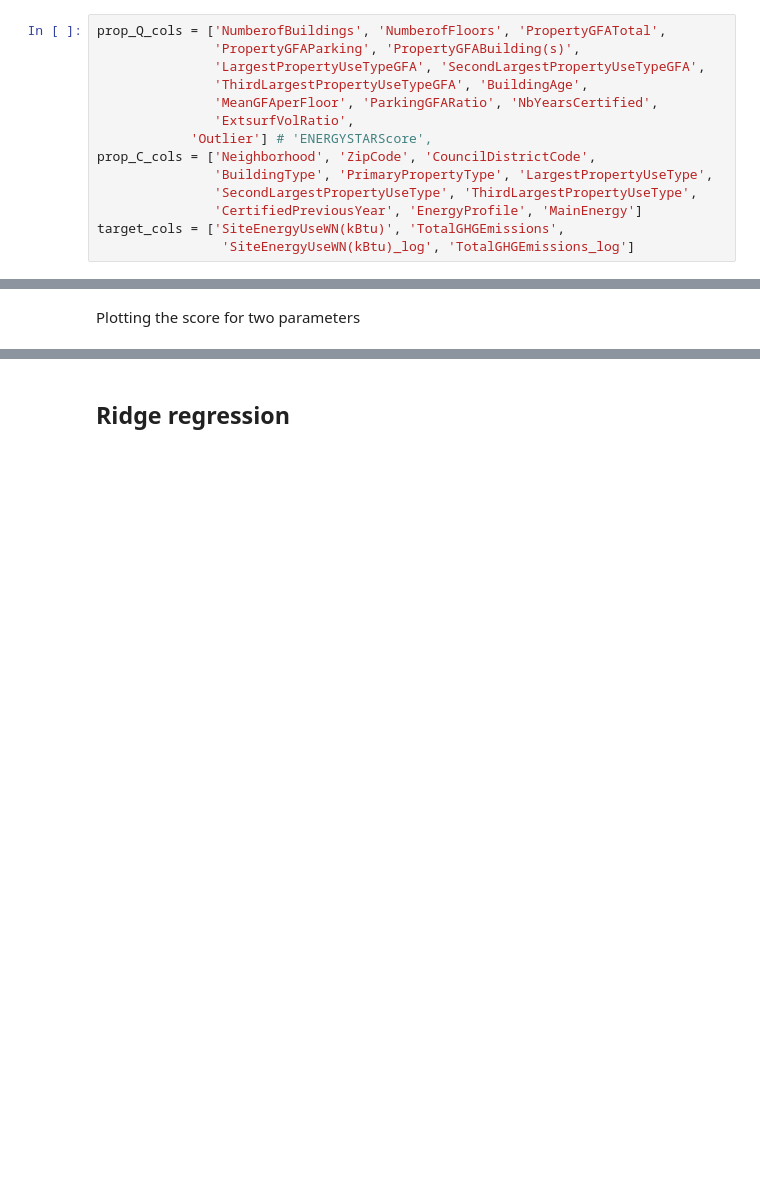
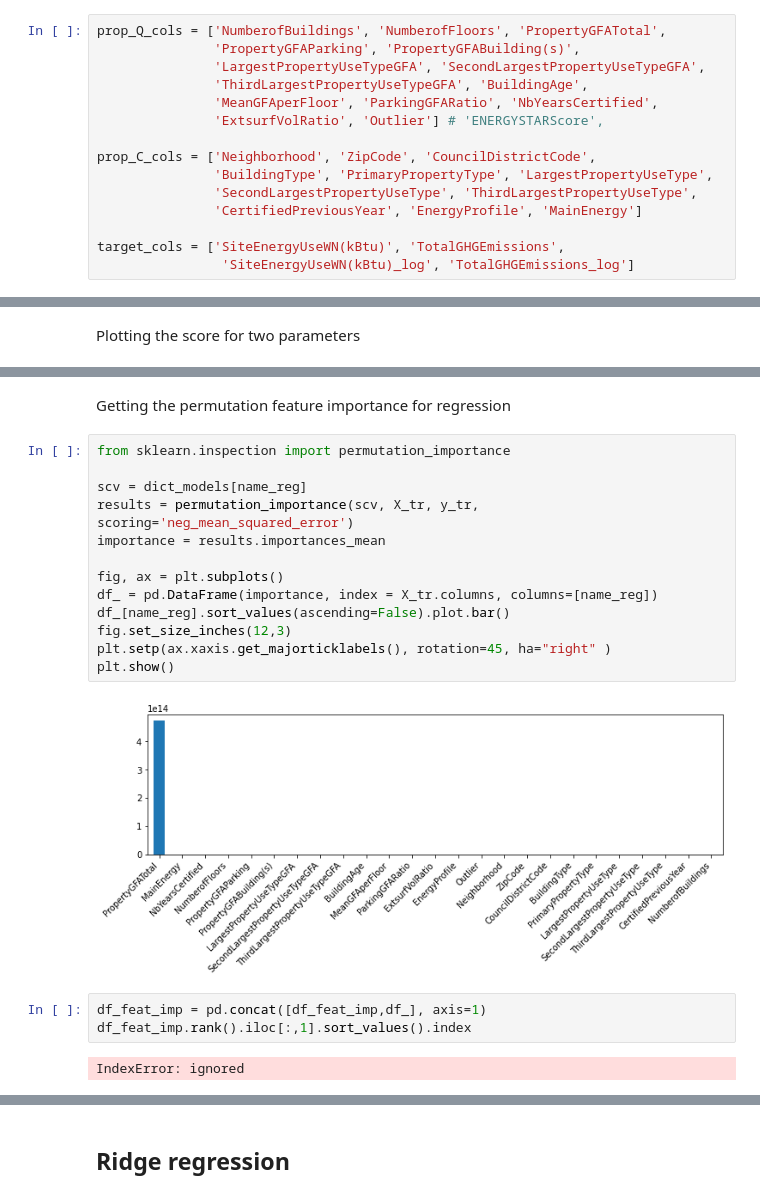
Before and after one commit to SmellyArmure/OC_DS_Project4, a Jupyter notebook: NOTEBOOKS/A_TRIER.ipynb, the cells around one changed output, grey strips where cells are left out. Saved outputs shown, nothing was run; the diff lists cells and outputs as text; blank space fills up the shorter version.

```diff
--- a/NOTEBOOKS/A_TRIER.ipynb
+++ b/NOTEBOOKS/A_TRIER.ipynb
@@ -113,11 +114,12 @@ prop_Q_cols = ['NumberofBuildings', 'NumberofFloors', 'PropertyGFATotal',
                'LargestPropertyUseTypeGFA', 'SecondLargestPropertyUseTypeGFA',
                'ThirdLargestPropertyUseTypeGFA', 'BuildingAge',
                'MeanGFAperFloor', 'ParkingGFARatio', 'NbYearsCertified',
-               'ExtsurfVolRatio',
-            'Outlier'] # 'ENERGYSTARScore',
+               'ExtsurfVolRatio', 'Outlier'] # 'ENERGYSTARScore',
+
 prop_C_cols = ['Neighborhood', 'ZipCode', 'CouncilDistrictCode',
                'BuildingType', 'PrimaryPropertyType', 'LargestPropertyUseType',
                'SecondLargestPropertyUseType', 'ThirdLargestPropertyUseType',
                'CertifiedPreviousYear', 'EnergyProfile', 'MainEnergy']
+
 target_cols = ['SiteEnergyUseWN(kBtu)', 'TotalGHGEmissions',
                 'SiteEnergyUseWN(kBtu)_log', 'TotalGHGEmissions_log']
@@ -268,0 +275,22 @@ Feature: 24, Score: 1719053465329.67505
+# %% [markdown]
+Getting the permutation feature importance for regression
+# %%
+from sklearn.inspection import permutation_importance
+
+scv = dict_models[name_reg]
+results = permutation_importance(scv, X_tr, y_tr, scoring='neg_mean_squared_error')
+importance = results.importances_mean
+
+fig, ax = plt.subplots()
+df_ = pd.DataFrame(importance, index = X_tr.columns, columns=[name_reg])
+df_[name_reg].sort_values(ascending=False).plot.bar()
+fig.set_size_inches(12,3)
+plt.setp(ax.xaxis.get_majorticklabels(), rotation=45, ha="right" )
+plt.show()
+# %% [output]
+[figure, added]
+# %%
+df_feat_imp = pd.concat([df_feat_imp,df_], axis=1)
+df_feat_imp.rank().iloc[:,1].sort_values().index
+# %% [output]
+IndexError: ignored
```
Also changed, not shown: parts of 45 cells of this notebook, 11 other files.
